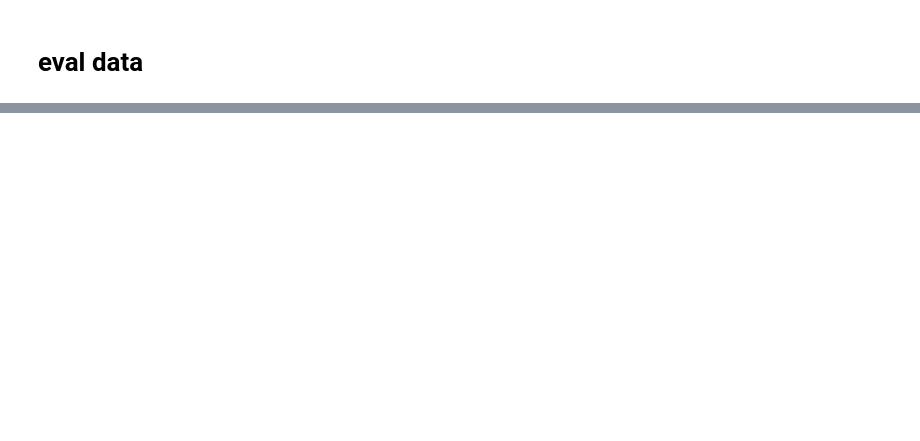
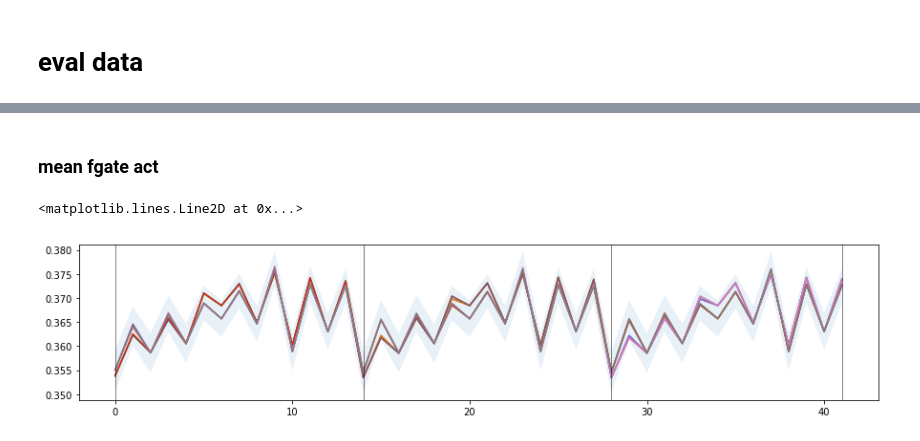
Before and after one commit to andrebeu/cswNets, a Jupyter notebook: cswNets.ipynb, the cells around one changed output, grey strips where cells are left out. Saved outputs shown, nothing was run; the diff lists cells and outputs as text; code cells hidden in the pictures; blank space fills up the shorter version.

Commit message:
pre eval on all sequences to check for tensorproduct vs generalized reps

```diff
--- a/cswNets.ipynb
+++ b/cswNets.ipynb
@@ -411,17 +95,0 @@ plt.savefig('figures/fgate/'+title)
-# %%
-nnets = 10
-shiftpr = 80
-f = 3
-fig,axarr = plt.subplots(2,5,figsize=(f*15,f*7));
-
-for netn,ax in enumerate(axarr.reshape(-1)):
-  subj_RSA = np.corrcoef(D[shiftpr][seq2][netn])/nnets
-  ax.imshow(subj_RSA)
-  ax.set_title(netn)
-  for t in range(0,42,14):
-    ax.axvline(t-.5,c='r',ls='-',lw=2)
-    ax.axhline(t-.5,c='r',ls='-',lw=2)
-
-title = 'subjRSAs-N=%i-shiftpr=%i'%(nnets,shiftpr)
-# ax.set_title(title,fontsize=20)
-plt.savefig('figures/fgate/'+title)
@@ -429,0 +96,3 @@ plt.savefig('figures/fgate/'+title)
+# %%
+seqL = ['AAA','AAB','ABA','ABB',
+        'BAA','BAB','BBA','BBB']
@@ -429,0 +107,26 @@ plt.savefig('figures/fgate/'+title)
+# %% [markdown]
+### mean fgate act
+# %%
+shiftpr=10
+
+plt.figure(figsize=(15,3))
+ax = plt.gca()
+
+for seq in seqL:
+  net_fgate_act = evalD[shiftpr][seq]['fgate'].squeeze().mean(2)
+  M = net_fgate_act.mean(0)
+  S = net_fgate_act.std(0)/np.sqrt(len(net_fgate_act))
+  ax.plot(M,label=shiftpr)
+
+# use stderr of single sequence
+ax.fill_between(range(len(M)),M-S,M+S,alpha=.1)
+
+for t in range(0,42,14):
+  ax.axvline(t,c='black',lw=.5)
+ax.axvline(41,c='black',lw=.5)
+
+
+# plt.savefig('figures/fgate mean act overlaid')
+# %% [output]
+<matplotlib.lines.Line2D at 0x...>
+[figure, added]
```
Also changed, not shown: parts of 50 cells of this notebook, 1 other file.
